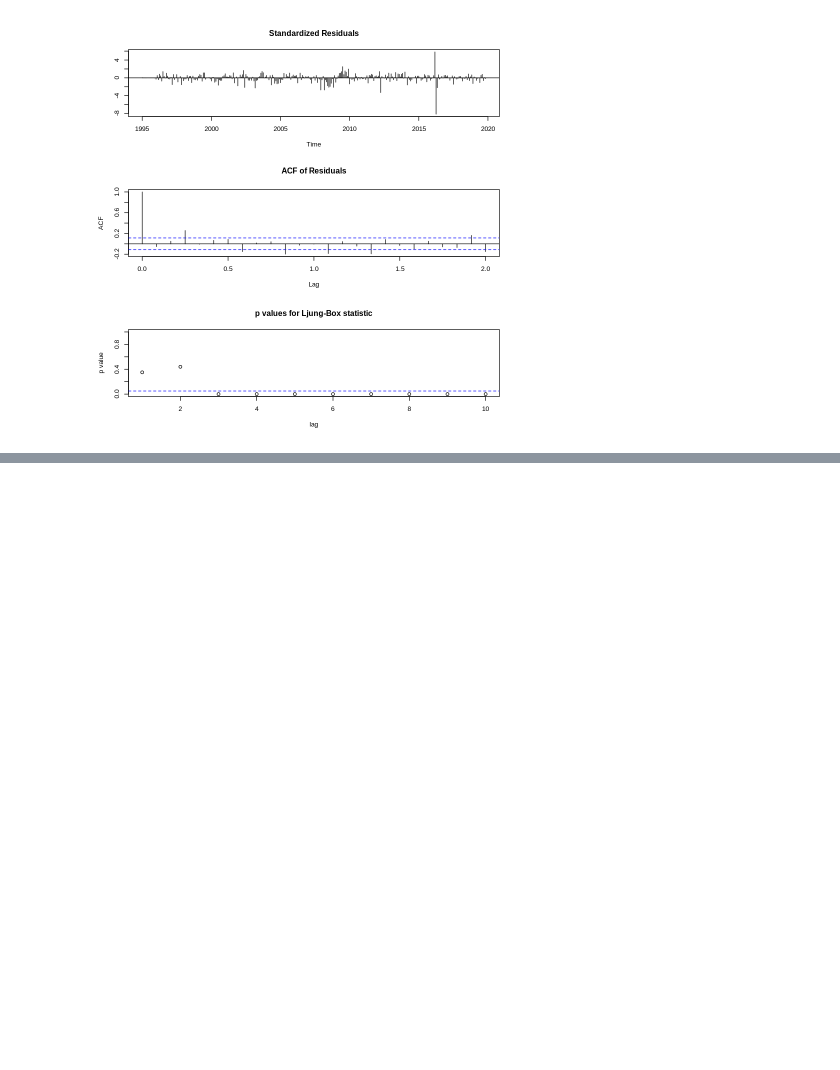
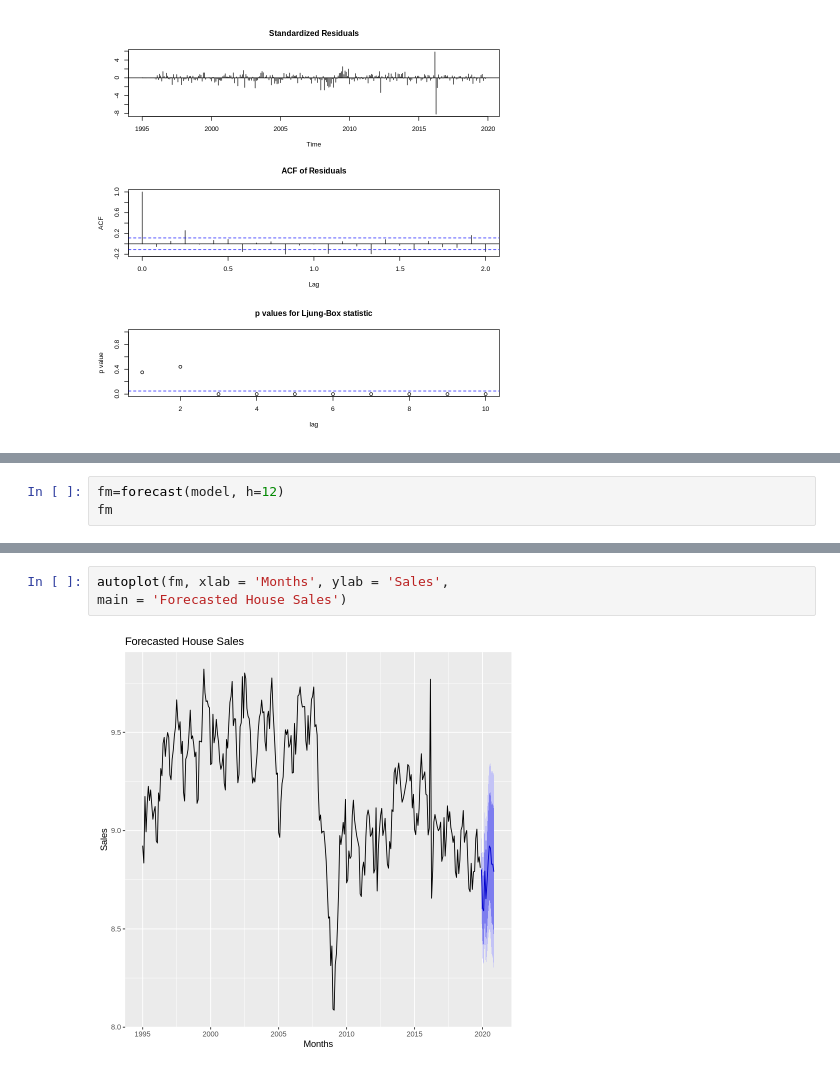
Before and after one commit to ConanOReilly/monthlyHouseSalesLondon, a Jupyter notebook: propertySalesLondon.ipynb, the cells around one changed output, grey strips where cells are left out. Drawn from its saved outputs; the diff is of its cells as text; blank space fills up the shorter version.

```diff
--- a/propertySalesLondon.ipynb
+++ b/propertySalesLondon.ipynb
@@ -178,0 +151,3 @@ plot(forecast(model))
+# %%
+fm=forecast(model, h=12)
+fm
@@ -178,0 +168,5 @@ plot(forecast(model))
+# %%
+autoplot(fm, xlab = 'Months', ylab = 'Sales',
+main = 'Forecasted House Sales')
+# %% [output]
+[figure, added]
```
Also changed, not shown: parts of 11 cells of this notebook.
